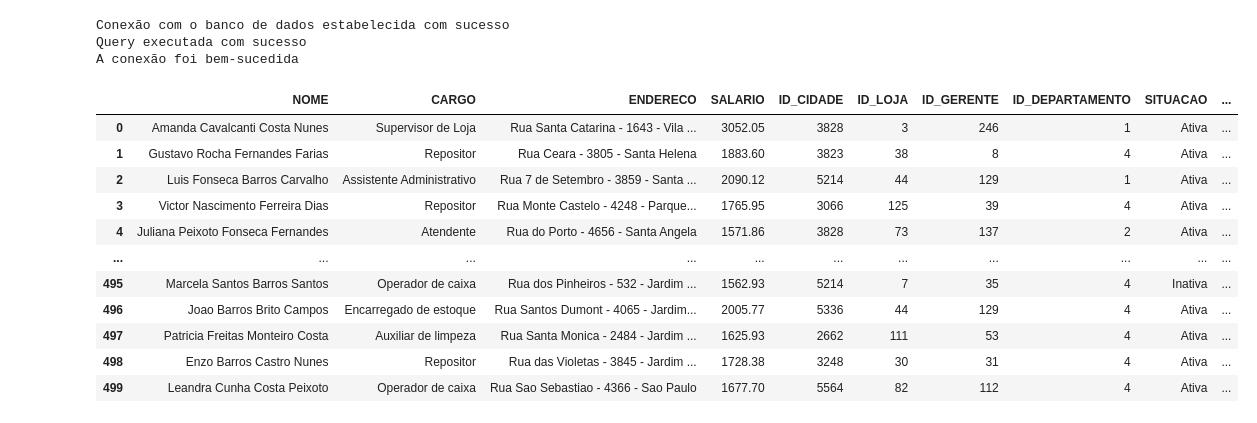
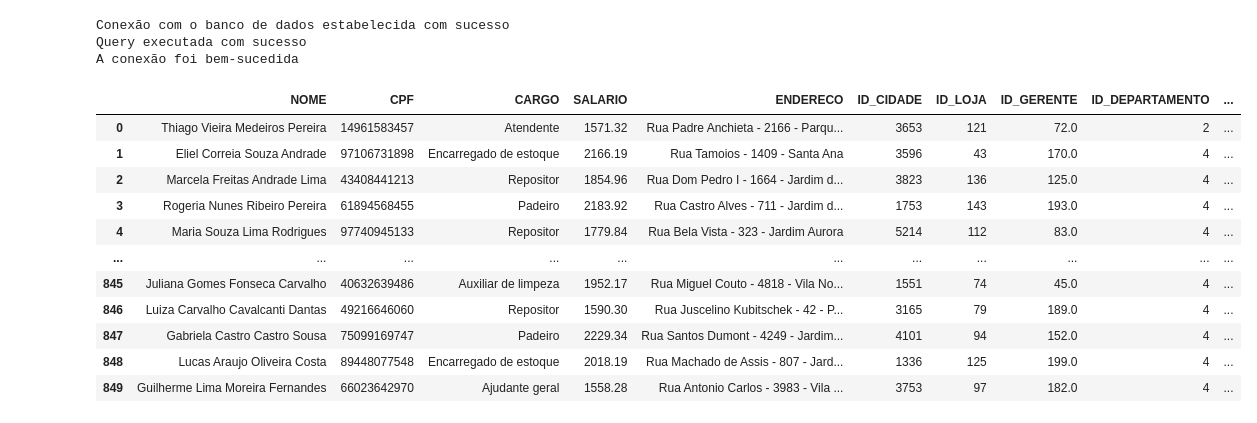
Before and after one commit to Marcelo-Augusto-Silva-Pinto/Python_Projetos, a Jupyter notebook: PROJETOMERCADO/TabelaFuncionario.ipynb, the cells around one changed output. Drawn from its saved outputs; the diff is of its cells as text; code cells hidden in the pictures.

```diff
--- a/PROJETOMERCADO/TabelaFuncionario.ipynb
+++ b/PROJETOMERCADO/TabelaFuncionario.ipynb
@@ -1,5 +1,5 @@
 # %%
-#Script para gerar Tabela Cliente
+#Script para gerar Tabela Funcionario
 
 import pandas as pd
 from sqlalchemy import create_engine, VARCHAR,NUMERIC,INTEGER,DATE,DATETIME,String,text,CHAR
@@ -35,7 +35,7 @@ if testar_conexao_sqlalchemy(engine):
 else:
     print("Falha na conexão.")
 
-quant_funcionarios_gerados = 500
+quant_funcionarios_gerados = 850
 
 #Listas
 nomes = [
@@ -121,6 +121,7 @@ cargos = [
 'Operador de caixa','Operador de caixa','Operador de caixa','Operador de caixa','Operador de caixa','Operador de caixa','Operador de caixa','Operador de caixa','Operador de caixa','Operador de caixa',
 'Operador de caixa','Operador de caixa','Operador de caixa','Operador de caixa','Operador de caixa','Operador de caixa','Operador de caixa','Operador de caixa','Operador de caixa','Operador de caixa',
 'Empacotador','Empacotador','Empacotador','Empacotador','Empacotador','Empacotador','Empacotador','Empacotador','Empacotador','Empacotador',
+'Gerente','Gerente','Gerente','Gerente','Gerente','Gerente','Gerente','Gerente','Gerente','Gerente',
 'Supervisor de Loja','Supervisor de Loja','Supervisor de Loja','Supervisor de Loja','Supervisor de Loja','Supervisor de Loja','Supervisor de Loja','Supervisor de Loja','Supervisor de Loja','Supervisor de Loja',
 'Supervisor de Loja','Supervisor de Loja','Supervisor de Loja','Supervisor de Loja','Supervisor de Loja',
 'Analista de TI','Analista de TI','Analista de TI','Analista de TI','Analista de TI',
@@ -158,7 +159,7 @@ cargos3 = [
     'Supervisor de Loja','Promotor de vendas']
 
 cargos4 = [
-    'Analista de TI','Analista de RH','Analista financeiro']
+    'Analista de TI','Analista de RH','Analista financeiro','Gerente']
 
 cidades_brasil = [
     "Sao Paulo", "Rio de Janeiro", "Brasilia", "Salvador", "Fortaleza",
@@ -196,10 +197,15 @@ def gerar_nome_completo():
     endereco = f"{rua} - {num} - {bairro}"
     id_cidade = random.choice(df_maiores_cidades)
     id_loja = random.randint(1,150)
-    id_gerente = random.randint(1,280)
+
+    if cargo == 'Gerente':
+        id_gerente = None
+    else:
+        id_gerente = random.randint(1,280)
+
     if cargo in ['Repositor','Operador de caixa','Empacotador','Encarregado de estoque','Segurança','Açougueiro','Padeiro','Ajudante geral','Auxiliar de limpeza']:
         id_departamento = 4
-    elif cargo in ['Supervisor de Loja','Assistente Administrativo']:
+    elif cargo in ['Supervisor de Loja','Assistente Administrativo','Gerente']:
         id_departamento = 1
     elif cargo in ['Atendente','Promotor de vendas']:
         id_departamento = 2
@@ -211,13 +217,13 @@ def gerar_nome_completo():
         id_departamento = 6
 
     variavelcontratacao = random.randint(1,1000)
-    fake = Faker() #variavel paaara usar Faker
+    fake = Faker() #variavel para usar Faker
     if variavelcontratacao <=865:
         situacao = 'Ativa'
         data_admissao = fake.date_time_between(start_date='-15y',end_date='now')
-        data_demissao = ""
+        data_demissao = None
         data_criacao = data_admissao
-        data_atlz = ""
+        data_atlz = None
         versao = 1
     else:
         situacao = 'Inativa'
@@ -225,43 +231,90 @@ def gerar_nome_completo():
         data_admissao = fake.date_time_between(start_date='-15y',end_date=data_demissao)
         data_criacao = data_admissao
         data_atlz = data_demissao
         versao = 2
 
     return nomecompleto, cargo, endereco, salario, id_cidade, id_loja, id_gerente, id_departamento,situacao, data_admissao, data_demissao, data_criacao, data_atlz, versao
 
 # Gerar 1000 nomes completos com gênero e e-mail
 dados_nomes = [gerar_nome_completo() for _ in range(quant_funcionarios_gerados)]
 df_funcionarios = pd.DataFrame(dados_nomes, columns=['NOME', 'CARGO', 'ENDERECO','SALARIO', 'ID_CIDADE', 'ID_LOJA', 'ID_GERENTE', 'ID_DEPARTAMENTO','SITUACAO', 'DATA_ADMISSAO','DATA_DEMISSAO', 'DATA_CRIACAO', 'DATA_ATLZ', 'VERSAO'])
 
 #Função para gerar números aleatórios únicos
 def gerar_numeros_unicos(intervalo_inicio, intervalo_fim, quantidade):
     if quantidade > (intervalo_fim - intervalo_inicio + 1):
         raise ValueError("A quantidade de números únicos solicitada excede o intervalo disponível.")
     numeros_unicos = random.sample(range(intervalo_inicio, intervalo_fim + 1), quantidade)
     return numeros_unicos
 #Valores de entrada
 intervalo_inicio = 10000000000  # Início do intervalo
 intervalo_fim =    99999999999  # Fim do intervalo
 quantidade_registros = quant_funcionarios_gerados  # Quantidade de registros no DataFrame
 
 lista_cpf = gerar_numeros_unicos(intervalo_inicio, intervalo_fim, quantidade_registros)
 
 df_funcionarios["CPF"] = lista_cpf
 
-display(df_funcionarios)
+df_funcionarios = df_funcionarios.apply(lambda col: col.str.replace(r'\s+', ' ', regex=True).str.strip() if col.dtype == 'object' and col.apply(lambda x: isinstance(x, str)).any() else col)
+
+df_funcionario = pd.DataFrame({
+
+                'NOME':              df_funcionarios['NOME'],
+                'CPF':               df_funcionarios['CPF'],
+                'CARGO':             df_funcionarios['CARGO'],
+                'SALARIO':           df_funcionarios['SALARIO'],
+                'ENDERECO':          df_funcionarios['ENDERECO'],
+                'ID_CIDADE':         df_funcionarios['ID_CIDADE'],
+                'ID_LOJA':           df_funcionarios['ID_LOJA'],
+                'ID_GERENTE':        df_funcionarios['ID_GERENTE'],
+                'ID_DEPARTAMENTO':   df_funcionarios['ID_DEPARTAMENTO'],
+                'SITUACAO':          df_funcionarios['SITUACAO'],
+                'DATA_ADMISSAO':     df_funcionarios['DATA_ADMISSAO'].dt.date,
+                'DATA_DEMISSAO':     df_funcionarios['DATA_DEMISSAO'].dt.date,
+                'DATA_CRIACAO':      df_funcionarios['DATA_CRIACAO'].dt.date,
+                'DATA_ATLZ':         df_funcionarios['DATA_ATLZ'].dt.date,
+                'VERSAO':            df_funcionarios['VERSAO'],
+})
+
+display(df_funcionario)
+
+tipo_dados_funcionarios = {
+                'NOME':              VARCHAR(100),
+                'CPF':               VARCHAR(11),
+                'CARGO':             VARCHAR(50),
+                'SALARIO':           NUMERIC(18,2),
+                'ENDERECO':          VARCHAR(100),
+                'ID_CIDADE':         INTEGER,
+                'ID_LOJA':           INTEGER,
+                'ID_GERENTE':        INTEGER,
+                'ID_DEPARTAAMENTO':  INTEGER,
+                'SITUACAO':          VARCHAR(10),
+                'DATA_ADMISSAO':     DATE,
+                'DATA_DEMISSAO':     DATE,
+                'DATA_CRIACAO':      DATE,
+                'DATA_ATLZ':         DATE,
+                'VERSAO':            INTEGER,
+}
+
+with engine.connect() as conn:
+        conn.execute(text(f"TRUNCATE TABLE FUNCIONARIO"))  #limpa os dados existentes, pode ser removido do codigo
+        conn.commit()
+
+df_funcionario.to_sql(name='FUNCIONARIO',con=engine,if_exists='append',index=False,dtype=tipo_dados_funcionarios)
+
+engine.dispose()
 # %% [output]
 Conexão com o banco de dados estabelecida com sucesso
 Query executada com sucesso
 A conexão foi bem-sucedida
-|  | NOME | CARGO | ENDERECO | SALARIO | ID_CIDADE | ID_LOJA | ID_GERENTE | ID_DEPARTAMENTO | SITUACAO | ... |
-| 0 | Amanda Cavalcanti Costa Nunes | Supervisor de Loja | Rua Santa Catarina - 1643 - Vila ... | 3052.05 | 3828 | 3 | 246 | 1 | Ativa | ... |
-| 1 | Gustavo Rocha Fernandes Farias | Repositor | Rua Ceara - 3805 - Santa Helena | 1883.60 | 3823 | 38 | 8 | 4 | Ativa | ... |
-| 2 | Luis Fonseca Barros Carvalho | Assistente Administrativo | Rua 7 de Setembro - 3859 - Santa ... | 2090.12 | 5214 | 44 | 129 | 1 | Ativa | ... |
-| 3 | Victor Nascimento Ferreira Dias | Repositor | Rua Monte Castelo - 4248 - Parque... | 1765.95 | 3066 | 125 | 39 | 4 | Ativa | ... |
-| 4 | Juliana Peixoto Fonseca Fernandes | Atendente | Rua do Porto - 4656 - Santa Angela | 1571.86 | 3828 | 73 | 137 | 2 | Ativa | ... |
+|  | NOME | CPF | CARGO | SALARIO | ENDERECO | ID_CIDADE | ID_LOJA | ID_GERENTE | ID_DEPARTAMENTO | ... |
+| 0 | Thiago Vieira Medeiros Pereira | 14961583457 | Atendente | 1571.32 | Rua Padre Anchieta - 2166 - Parqu... | 3653 | 121 | 72.0 | 2 | ... |
+| 1 | Eliel Correia Souza Andrade | 97106731898 | Encarregado de estoque | 2166.19 | Rua Tamoios - 1409 - Santa Ana | 3596 | 43 | 170.0 | 4 | ... |
+| 2 | Marcela Freitas Andrade Lima | 43408441213 | Repositor | 1854.96 | Rua Dom Pedro I - 1664 - Jardim d... | 3823 | 136 | 125.0 | 4 | ... |
+| 3 | Rogeria Nunes Ribeiro Pereira | 61894568455 | Padeiro | 2183.92 | Rua Castro Alves - 711 - Jardim d... | 1753 | 143 | 193.0 | 4 | ... |
+| 4 | Maria Souza Lima Rodrigues | 97740945133 | Repositor | 1779.84 | Rua Bela Vista - 323 - Jardim Aurora | 5214 | 112 | 83.0 | 4 | ... |
 | ... | ... | ... | ... | ... | ... | ... | ... | ... | ... | ... |
-| 495 | Marcela Santos Barros Santos | Operador de caixa | Rua dos Pinheiros - 532 - Jardim ... | 1562.93 | 5214 | 7 | 35 | 4 | Inativa | ... |
-| 496 | Joao Barros Brito Campos | Encarregado de estoque | Rua Santos Dumont - 4065 - Jardim... | 2005.77 | 5336 | 44 | 129 | 4 | Ativa | ... |
-| 497 | Patricia Freitas Monteiro Costa | Auxiliar de limpeza | Rua Santa Monica - 2484 - Jardim ... | 1625.93 | 2662 | 111 | 53 | 4 | Ativa | ... |
-| 498 | Enzo Barros Castro Nunes | Repositor | Rua das Violetas - 3845 - Jardim ... | 1728.38 | 3248 | 30 | 31 | 4 | Ativa | ... |
-| 499 | Leandra Cunha Costa Peixoto | Operador de caixa | Rua Sao Sebastiao - 4366 - Sao Paulo | 1677.70 | 5564 | 82 | 112 | 4 | Ativa | ... |
+| 845 | Juliana Gomes Fonseca Carvalho | 40632639486 | Auxiliar de limpeza | 1952.17 | Rua Miguel Couto - 4818 - Vila No... | 1551 | 74 | 45.0 | 4 | ... |
+| 846 | Luiza Carvalho Cavalcanti Dantas | 49216646060 | Repositor | 1590.30 | Rua Juscelino Kubitschek - 42 - P... | 3165 | 79 | 189.0 | 4 | ... |
+| 847 | Gabriela Castro Castro Sousa | 75099169747 | Padeiro | 2229.34 | Rua Santos Dumont - 4249 - Jardim... | 4101 | 94 | 152.0 | 4 | ... |
+| 848 | Lucas Araujo Oliveira Costa | 89448077548 | Encarregado de estoque | 2018.19 | Rua Machado de Assis - 807 - Jard... | 1336 | 125 | 199.0 | 4 | ... |
+| 849 | Guilherme Lima Moreira Fernandes | 66023642970 | Ajudante geral | 1558.28 | Rua Antonio Carlos - 3983 - Vila ... | 3753 | 97 | 182.0 | 4 | ... |
```
Also changed, not shown: parts of 2 cells of this notebook, 4 other files.
